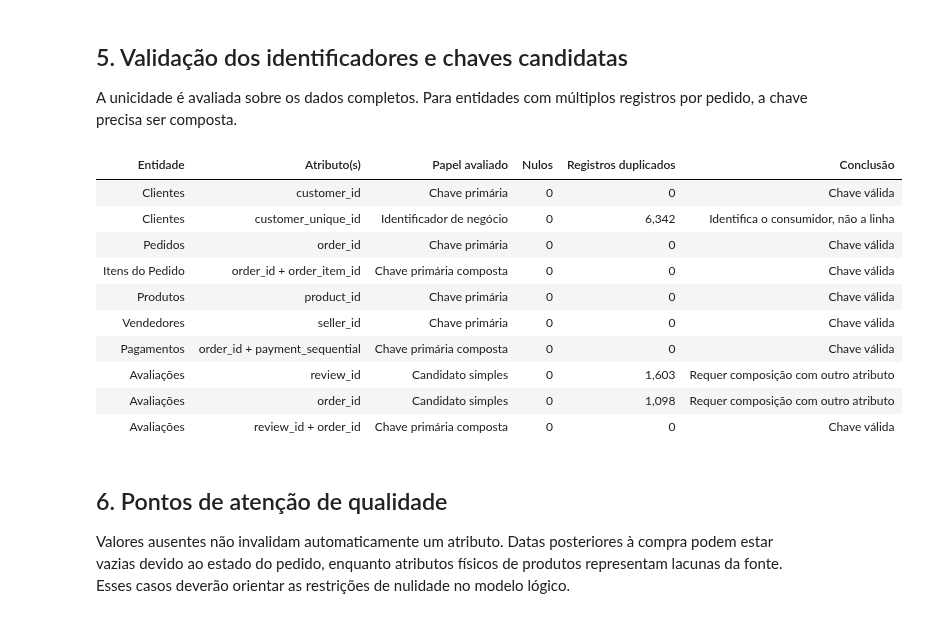
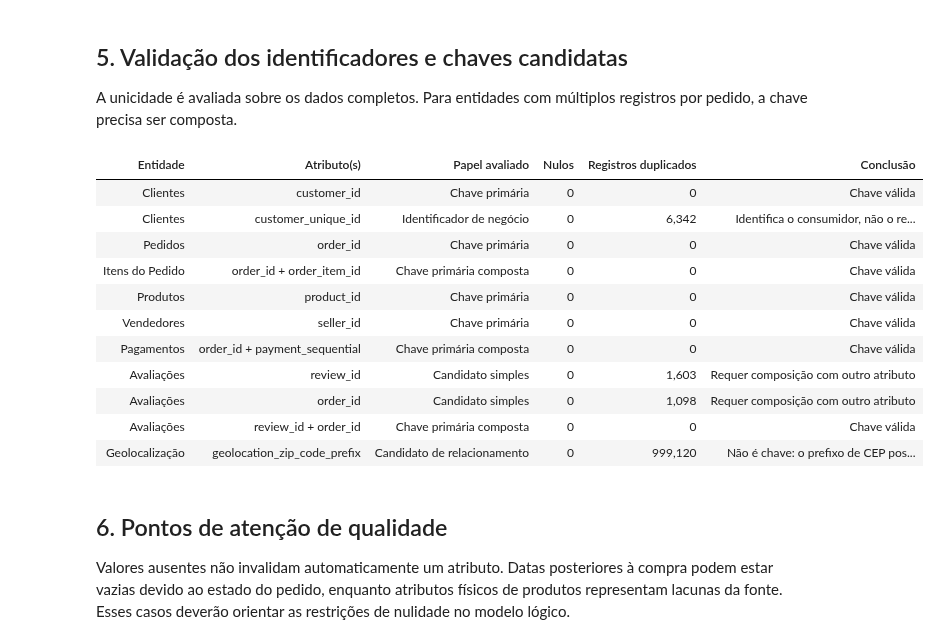
Before and after one commit to LUCASDNORONHA/ecommerce-analytics-data-model, a Jupyter notebook: notebooks/data_understanding/02_validacao_atributos.ipynb, the cells around one changed output. Saved outputs shown, nothing was run; the diff lists cells and outputs as text; code cells hidden in the pictures.

```diff
--- a/notebooks/data_understanding/02_validacao_atributos.ipynb
+++ b/notebooks/data_understanding/02_validacao_atributos.ipynb
@@ -58,6 +56,7 @@ arquivos_entidades = {
     "Vendedores": "olist_sellers_dataset.csv",
     "Pagamentos": "olist_order_payments_dataset.csv",
     "Avaliações": "olist_order_reviews_dataset.csv",
+    "Geolocalização": "olist_geolocation_dataset.csv",
 }
 
 entidades = {
@@ -294,14 +513,32 @@ chaves_candidatas = [
     ("Clientes", ["customer_id"], "Chave primária"),
     ("Clientes", ["customer_unique_id"], "Identificador de negócio"),
     ("Pedidos", ["order_id"], "Chave primária"),
-    ("Itens do Pedido", ["order_id", "order_item_id"], "Chave primária composta"),
+    (
+        "Itens do Pedido",
+        ["order_id", "order_item_id"],
+        "Chave primária composta",
+    ),
     ("Produtos", ["product_id"], "Chave primária"),
     ("Vendedores", ["seller_id"], "Chave primária"),
-    ("Pagamentos", ["order_id", "payment_sequential"], "Chave primária composta"),
+    (
+        "Pagamentos",
+        ["order_id", "payment_sequential"],
+        "Chave primária composta",
+    ),
     ("Avaliações", ["review_id"], "Candidato simples"),
     ("Avaliações", ["order_id"], "Candidato simples"),
-    ("Avaliações", ["review_id", "order_id"], "Chave primária composta"),
+    (
+        "Avaliações",
+        ["review_id", "order_id"],
+        "Chave primária composta",
+    ),
+    (
+        "Geolocalização",
+        ["geolocation_zip_code_prefix"],
+        "Candidato de relacionamento",
+    ),
 ]
+
 
 validacao_chaves = pd.DataFrame(
     [
@@ -310,43 +547,56 @@ validacao_chaves = pd.DataFrame(
             "Atributo(s)": " + ".join(atributos),
             "Papel avaliado": papel,
             "Nulos": int(df[atributos].isna().any(axis=1).sum()),
             "Registros duplicados": int(
                 df.duplicated(subset=atributos, keep=False).sum()
             ),
             "É única": not df.duplicated(subset=atributos).any(),
         }
         for nome, atributos, papel in chaves_candidatas
         for df in [entidades[nome]]
     ]
 )
 
+
+def concluir_validacao_chave(linha):
+    if linha["Entidade"] == "Geolocalização":
+        return (
+            "Não é chave: o prefixo de CEP possui múltiplos registros "
+            "e será utilizado para associação geográfica."
+        )
+
+    if (
+        linha["Entidade"] == "Clientes"
+        and linha["Atributo(s)"] == "customer_unique_id"
+    ):
+        return "Identifica o consumidor, não o registro de cliente."
+
+    if linha["É única"] and linha["Nulos"] == 0:
+        return "Chave válida"
+
+    return "Requer composição com outro atributo"
+
+
 validacao_chaves["Conclusão"] = validacao_chaves.apply(
-    lambda linha: (
-        "Chave válida"
-        if linha["É única"] and linha["Nulos"] == 0
-        else (
-            "Identifica o consumidor, não a linha"
-            if linha["Atributo(s)"] == "customer_unique_id"
-            else "Requer composição com outro atributo"
-        )
-    ),
+    concluir_validacao_chave,
     axis=1,
 )
+
 
 display(
     validacao_chaves.drop(columns="É única")
     .style.format(
         {
             "Nulos": "{:,.0f}",
             "Registros duplicados": "{:,.0f}",
         }
     )
     .hide(axis="index")
 )
 # %% [output]
 | Entidade | Atributo(s) | Papel avaliado | Nulos | Registros duplicados | Conclusão |
 | Clientes | customer_id | Chave primária | 0 | 0 | Chave válida |
-| Clientes | customer_unique_id | Identificador de negócio | 0 | 6,342 | Identifica o consumidor, não a linha |
+| Clientes | customer_unique_id | Identificador de negócio | 0 | 6,342 | Identifica o consumidor, não o re... |
 | Pedidos | order_id | Chave primária | 0 | 0 | Chave válida |
 | Itens do Pedido | order_id + order_item_id | Chave primária composta | 0 | 0 | Chave válida |
 | Produtos | product_id | Chave primária | 0 | 0 | Chave válida |
@@ -355,6 +605,7 @@ display(
 | Avaliações | review_id | Candidato simples | 0 | 1,603 | Requer composição com outro atributo |
 | Avaliações | order_id | Candidato simples | 0 | 1,098 | Requer composição com outro atributo |
 | Avaliações | review_id + order_id | Chave primária composta | 0 | 0 | Chave válida |
+| Geolocalização | geolocation_zip_code_prefix | Candidato de relacionamento | 0 | 999,120 | Não é chave: o prefixo de CEP pos... |
 # %% [markdown]
 ## 6. Pontos de atenção de qualidade
 
```
Also changed, not shown: parts of 5 cells of this notebook, 1 other file.
